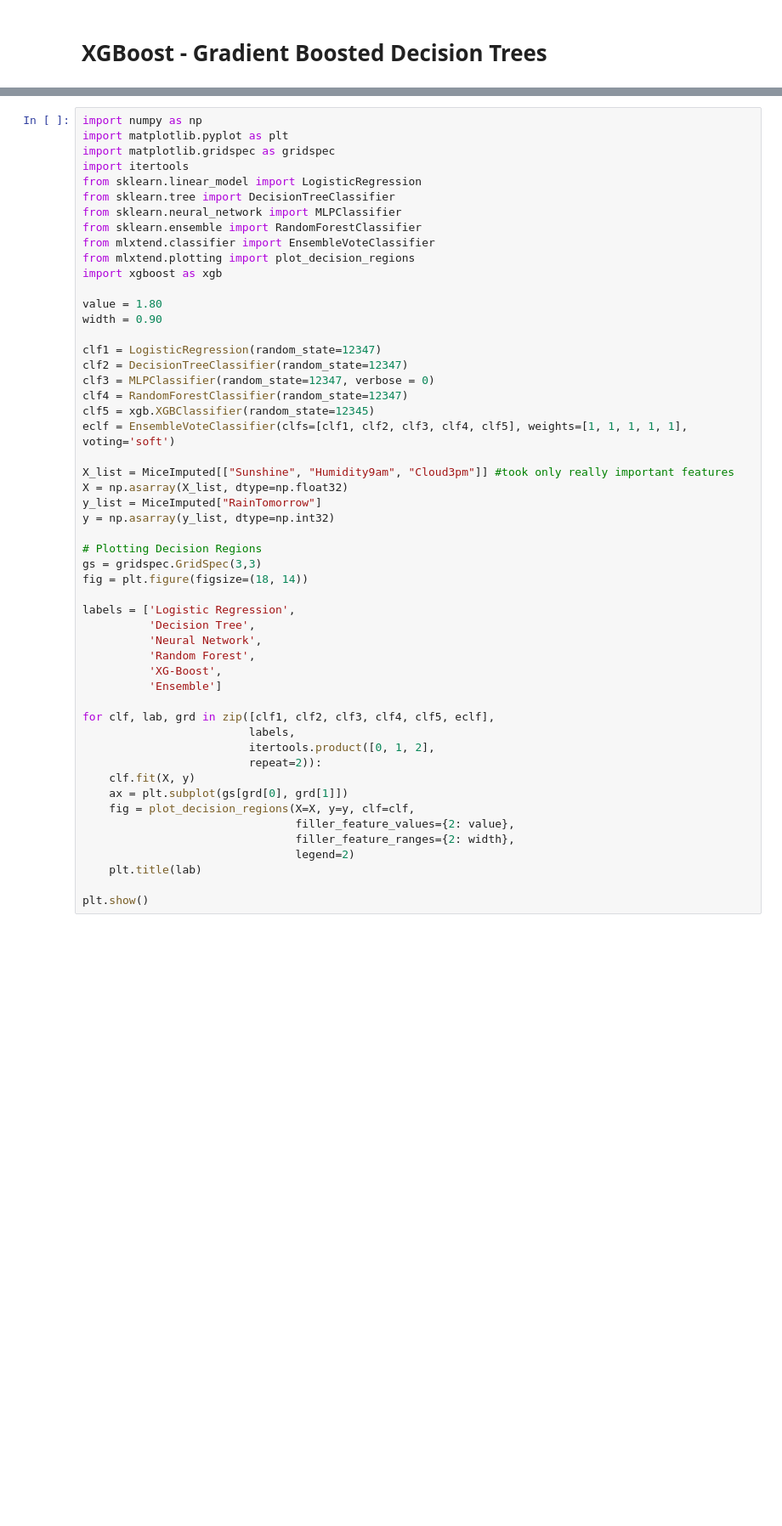
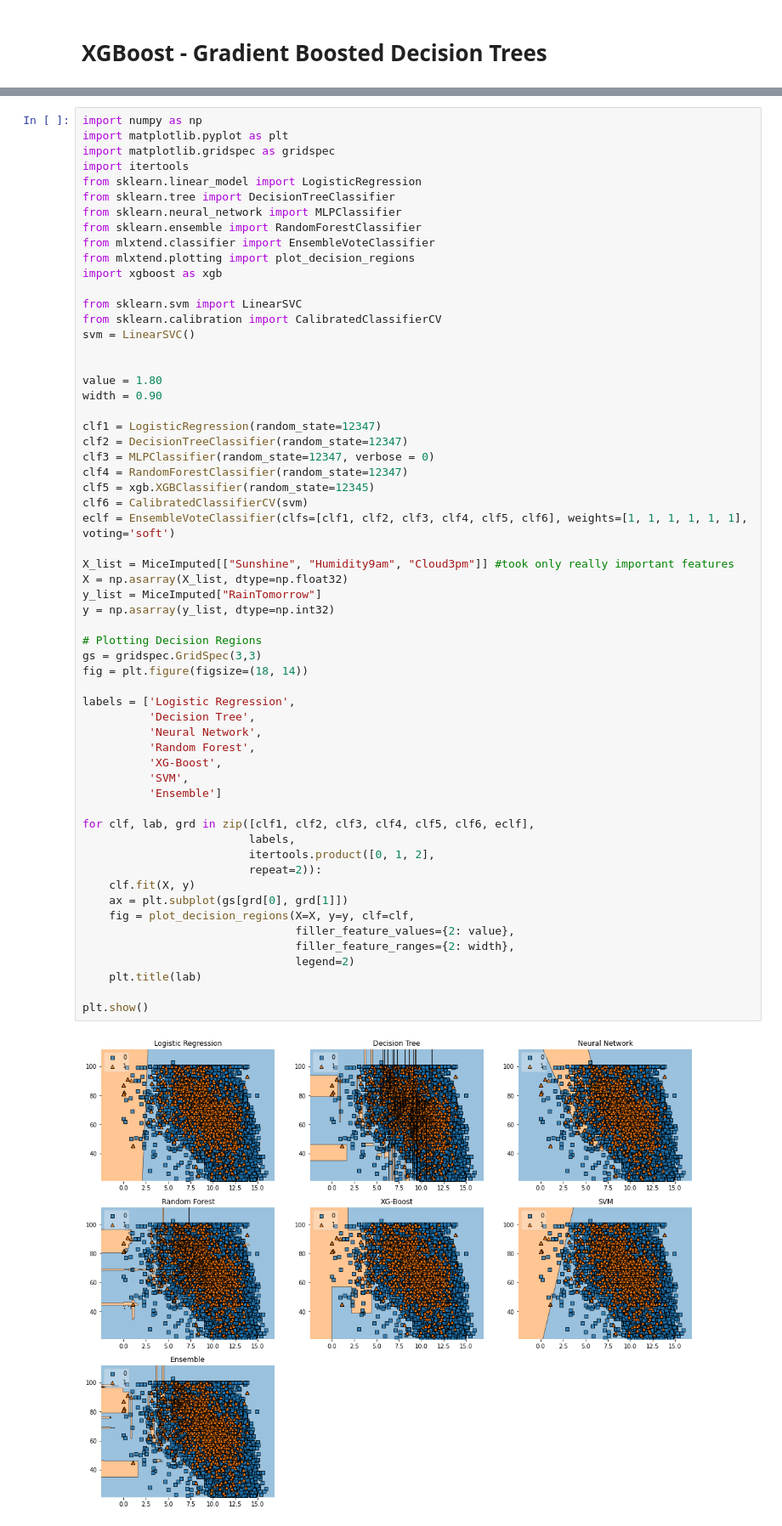
Before and after one commit to adjeielias90/Machine-Learning, a Jupyter notebook: Comparing_Different_Models.ipynb, the cells around one changed output, grey strips where cells are left out. Shown at 85% size. Drawn from its saved outputs; the diff is of its cells as text; blank space fills up the shorter version.

```diff
--- a/Comparing_Different_Models.ipynb
+++ b/Comparing_Different_Models.ipynb
@@ -473,6 +494,11 @@ from mlxtend.classifier import EnsembleVoteClassifier
 from mlxtend.plotting import plot_decision_regions
 import xgboost as xgb
 
+from sklearn.svm import LinearSVC
+from sklearn.calibration import CalibratedClassifierCV
+svm = LinearSVC()
+
+
 value = 1.80
 width = 0.90
 
@@ -481,37 +507,41 @@ clf2 = DecisionTreeClassifier(random_state=12347)
 clf3 = MLPClassifier(random_state=12347, verbose = 0)
 clf4 = RandomForestClassifier(random_state=12347)
 clf5 = xgb.XGBClassifier(random_state=12345)
-eclf = EnsembleVoteClassifier(clfs=[clf1, clf2, clf3, clf4, clf5], weights=[1, 1, 1, 1, 1], voting='soft')
+clf6 = CalibratedClassifierCV(svm)
+eclf = EnsembleVoteClassifier(clfs=[clf1, clf2, clf3, clf4, clf5, clf6], weights=[1, 1, 1, 1, 1, 1], voting='soft')
 
 X_list = MiceImputed[["Sunshine", "Humidity9am", "Cloud3pm"]] #took only really important features
 X = np.asarray(X_list, dtype=np.float32)
 y_list = MiceImputed["RainTomorrow"]
 y = np.asarray(y_list, dtype=np.int32)
 
 # Plotting Decision Regions
 gs = gridspec.GridSpec(3,3)
 fig = plt.figure(figsize=(18, 14))
 
 labels = ['Logistic Regression',
           'Decision Tree',
           'Neural Network',
           'Random Forest',
           'XG-Boost',
+          'SVM',
           'Ensemble']
 
-for clf, lab, grd in zip([clf1, clf2, clf3, clf4, clf5, eclf],
+for clf, lab, grd in zip([clf1, clf2, clf3, clf4, clf5, clf6, eclf],
                          labels,
                          itertools.product([0, 1, 2],
                          repeat=2)):
     clf.fit(X, y)
     ax = plt.subplot(gs[grd[0], grd[1]])
     fig = plot_decision_regions(X=X, y=y, clf=clf,
                                 filler_feature_values={2: value},
                                 filler_feature_ranges={2: width},
                                 legend=2)
     plt.title(lab)
 
 plt.show()
+# %% [output]
+[figure, added]
 # %% [markdown]
 # Rainfall Prediction Model Comparison
 Now we need to decide which model performed best based on Precision Score, ROC_AUC, Cohen’s Kappa and Total Run Time. One point to mention here is: we could have considered F1-Score as a better metric for judging model performance instead of accuracy, but we have already converted the unbalanced dataset to a balanced one, so consider accuracy as a metric for deciding the best model is justified in this case.
```
Also changed, not shown: parts of 12 cells of this notebook.
